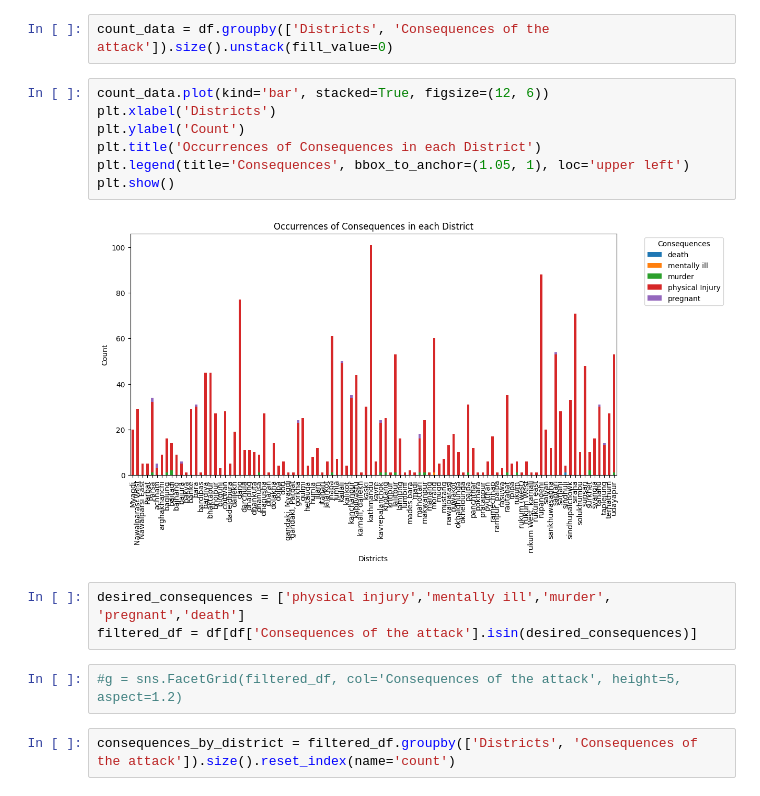
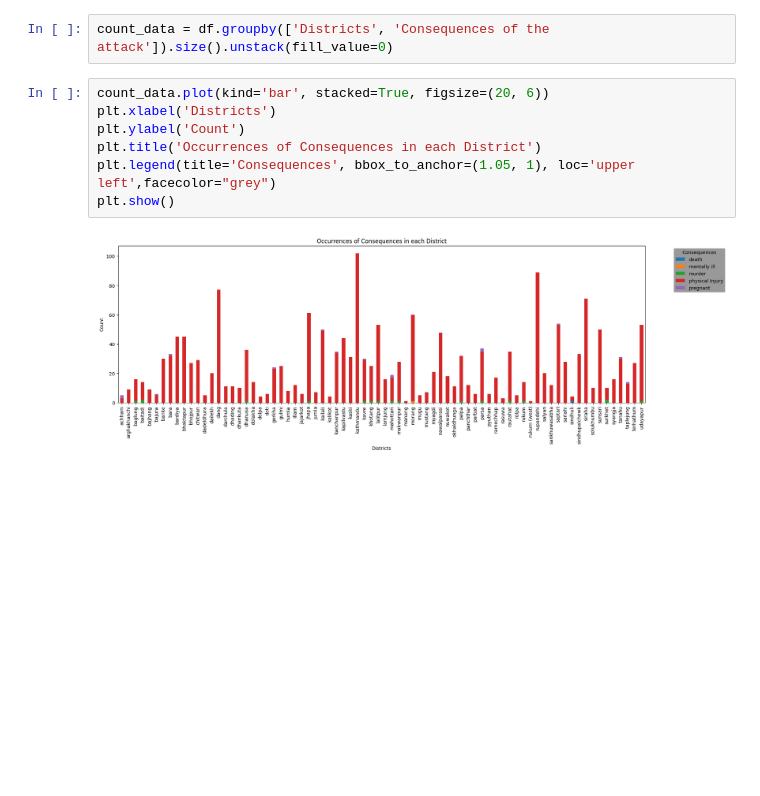
Before and after one commit to bses-codes/FightBack, a Jupyter notebook: fiii.ipynb, the cells around one changed output. Saved outputs shown, nothing was run; the diff lists cells and outputs as text; blank space fills up the shorter version.

```diff
--- a/fiii.ipynb
+++ b/fiii.ipynb
@@ -257,18 +209,11 @@ df.reset_index()
 # %%
 count_data = df.groupby(['Districts', 'Consequences of the attack']).size().unstack(fill_value=0)
 # %%
-count_data.plot(kind='bar', stacked=True, figsize=(12, 6))
+count_data.plot(kind='bar', stacked=True, figsize=(20, 6))
 plt.xlabel('Districts')
 plt.ylabel('Count')
 plt.title('Occurrences of Consequences in each District')
-plt.legend(title='Consequences', bbox_to_anchor=(1.05, 1), loc='upper left')
+plt.legend(title='Consequences', bbox_to_anchor=(1.05, 1), loc='upper left',facecolor="grey")
 plt.show()
 # %% [output]
-[figure, old version]
+[figure, new version]
-# %%
-desired_consequences = ['physical injury','mentally ill','murder', 'pregnant','death']
-filtered_df = df[df['Consequences of the attack'].isin(desired_consequences)]
-# %%
-#g = sns.FacetGrid(filtered_df, col='Consequences of the attack', height=5, aspect=1.2)
-# %%
-consequences_by_district = filtered_df.groupby(['Districts', 'Consequences of the attack']).size().reset_index(name='count')
```
Also changed, not shown: parts of 17 cells of this notebook, 1 other file.
